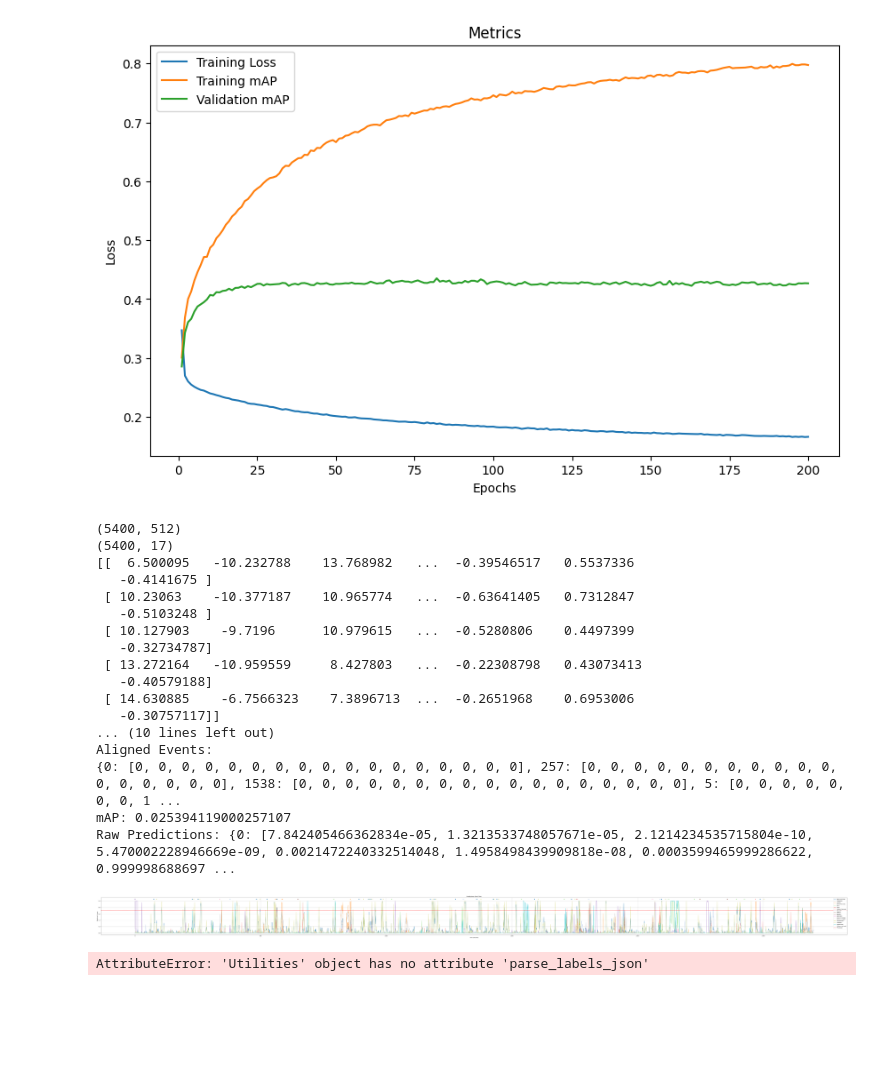
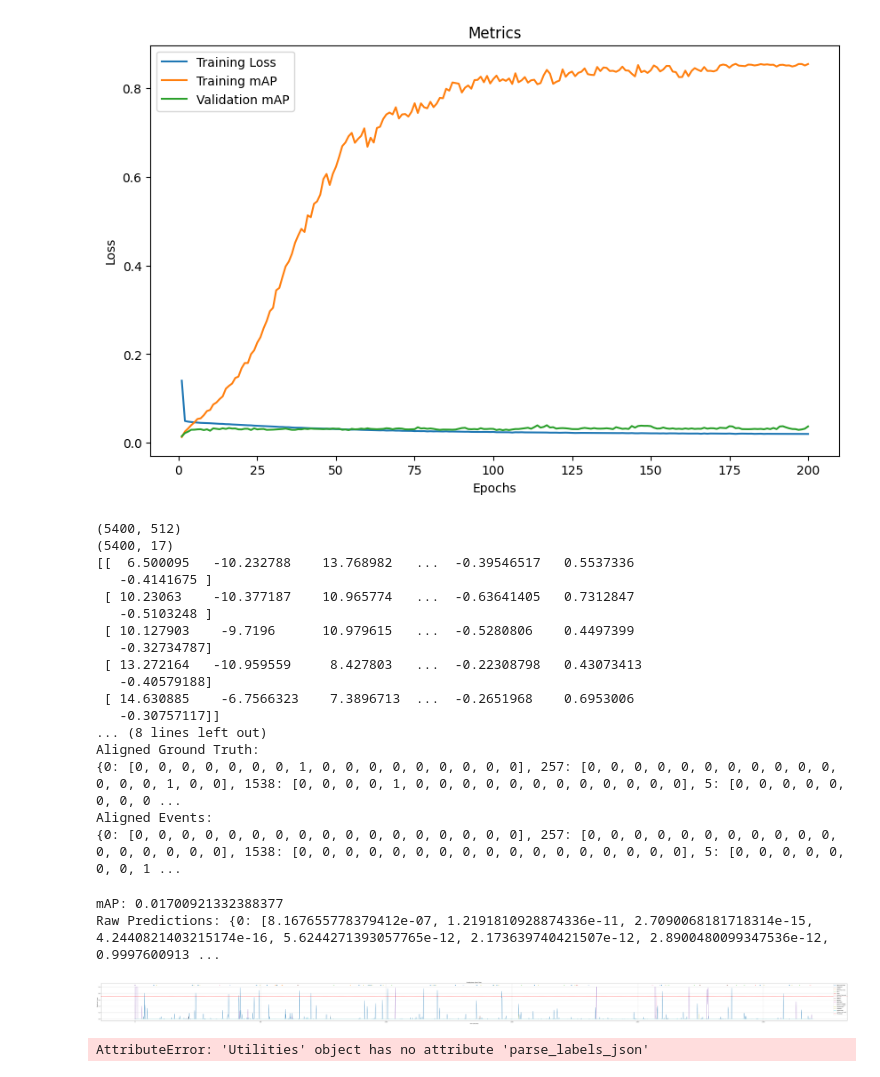
Before and after one commit to justin-pinheiro/TAAC_project, a Jupyter notebook: project.ipynb, the cells around one changed output. Cells and saved outputs as stored; diff of their text form; code cells hidden in the pictures; blank space fills up the shorter version.

Commit message:
implemented context aware loss

```diff
--- a/project.ipynb
+++ b/project.ipynb
@@ -26,19 +26,20 @@ from data_loading import DataLoading
 
 batch_size = 32
 fps = 2
-chunk_length = 60
+chunk_length = 5
 
-train_dataloading = DataLoading("SoccerNet", fps, chunk_length, batch_size, split_type="train")
-val_dataloading = DataLoading("SoccerNet", fps, chunk_length, batch_size, split_type="valid")
+train_dataloading = DataLoading("SoccerNet", fps, chunk_length, batch_size, split_type="train", context_aware=True)
+val_dataloading = DataLoading("SoccerNet", fps, chunk_length, batch_size, split_type="valid", context_aware=True)
 
 train_loader = train_dataloading.get_dataloader()
 val_loader = val_dataloading.get_dataloader()
 # %%
 import torch
 from torch.utils.data import DataLoader
+from context_aware_loss import TemporalSegmentationLoss
 import model
 import numpy as np
 
 from training import Trainer
 
-classifier = model.Model(input_dim=512, num_classes=17)
+classifier = model.Model(input_dim=512, num_classes=17, loss_function=TemporalSegmentationLoss(-60, -10, 10, 60))
@@ -45,5 +48,5 @@ classifier = model.Model(input_dim=512, num_classes=17)
 # %%
-trainer = Trainer(classifier, train_loader, val_loader, epochs=200, batch_size=batch_size, prediction_threshold=0.5)
+trainer = Trainer(classifier, train_loader, val_loader, epochs=200, batch_size=batch_size, prediction_threshold=0.5, context_aware=True)
 # trainer.load_checkpoint("weights/model_0_2.pth")
 # %%
 trainer.train()
@@ -68,8 +61,8 @@ Epoch 200/200: Loss = 0.1662, training mAP = 0.7974, validation mAP = 0.4267
 # %%
 trainer.plot_training_loss()
-# trainer.save_checkpoint("weights/model_0_2.pth")
+trainer.save_checkpoint("weights/model_0_3.pth")
 # %% [output]
-[figure, old version]
+[figure, new version]
 # %%
 from event_spotting import EventSpotter
 
@@ -114,12 +107,14 @@ event_spotter.show_predictions_summary(ground_truth, True)
    -0.40579188]
  [ 14.630885    -6.7566323    7.3896713  ...  -0.2651968    0.6953006
    -0.30757117]]
-... (10 lines left out)
+... (8 lines left out)
+Aligned Ground Truth:
+{0: [0, 0, 0, 0, 0, 0, 0, 1, 0, 0, 0, 0, 0, 0, 0, 0, 0], 257: [0, 0, 0, 0, 0, 0, 0, 0, 0, 0, 0, 0, 0, 0, 1, 0, 0], 1538: [0, 0, 0, 0, 1, 0, 0, 0, 0, 0, 0, 0, 0, 0, 0, 0, 0], 5: [0, 0, 0, 0, 0, 0, 0, 0 ...
 Aligned Events:
 {0: [0, 0, 0, 0, 0, 0, 0, 0, 0, 0, 0, 0, 0, 0, 0, 0, 0], 257: [0, 0, 0, 0, 0, 0, 0, 0, 0, 0, 0, 0, 0, 0, 0, 0, 0], 1538: [0, 0, 0, 0, 0, 0, 0, 0, 0, 0, 0, 0, 0, 0, 0, 0, 0], 5: [0, 0, 0, 0, 0, 0, 0, 1 ...
-mAP: 0.025394119000257107
-Raw Predictions: {0: [7.842405466362834e-05, 1.3213533748057671e-05, 2.1214234535715804e-10, 5.470002228946669e-09, 0.0021472240332514048, 1.4958498439909818e-08, 0.0003599465999286622, 0.999998688697 ...
+mAP: 0.01700921332388377
+Raw Predictions: {0: [8.167655778379412e-07, 1.2191810928874336e-11, 2.7090068181718314e-15, 4.2440821403215174e-16, 5.6244271393057765e-12, 2.173639740421507e-12, 2.8900480099347536e-12, 0.9997600913 ...
-[figure, old version]
+[figure, new version]
 # %%
 # Downloading the videos of the 500 games
 # mySoccerNetDownloader.downloadGames(files=["1_224p.mkv", "2_224p.mkv"], split=["train","valid","test","challenge"])
```
Also changed, not shown: parts of 2 cells of this notebook, 5 other files.
